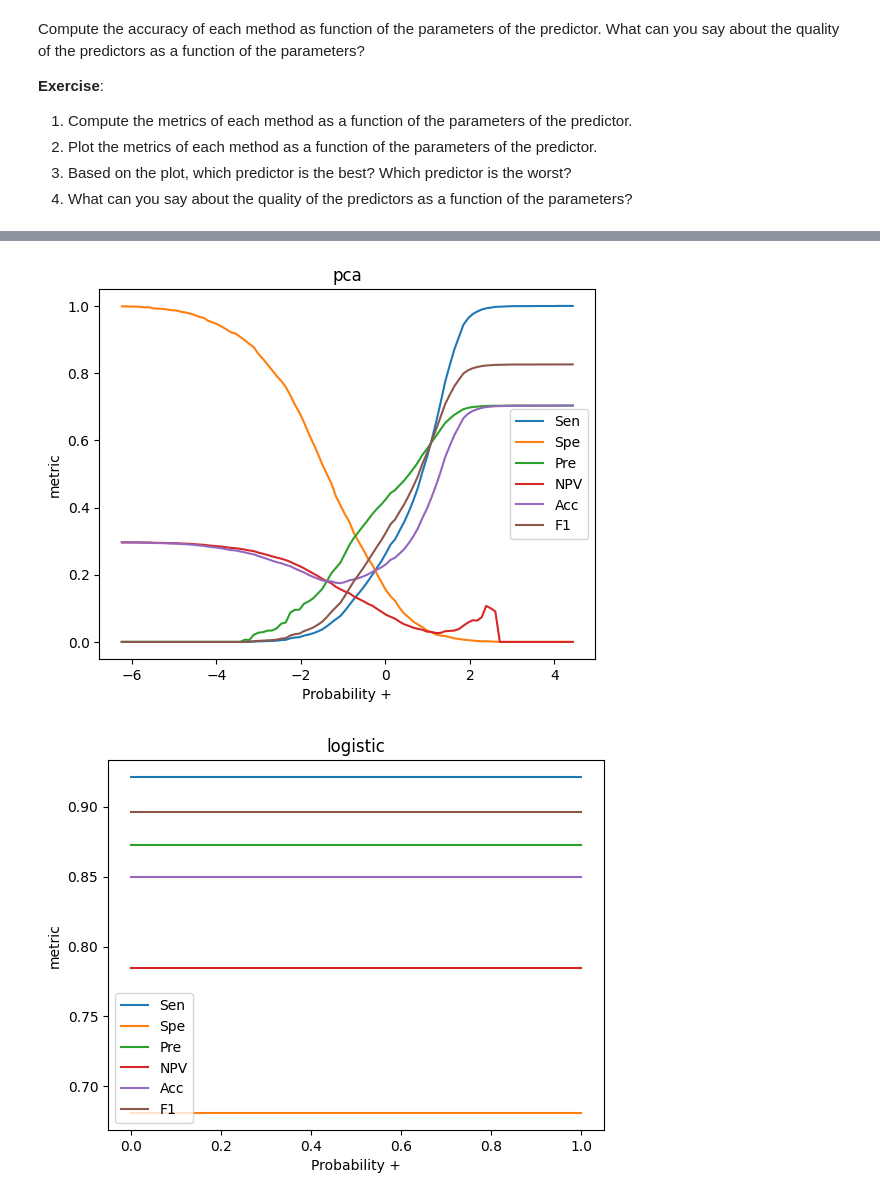
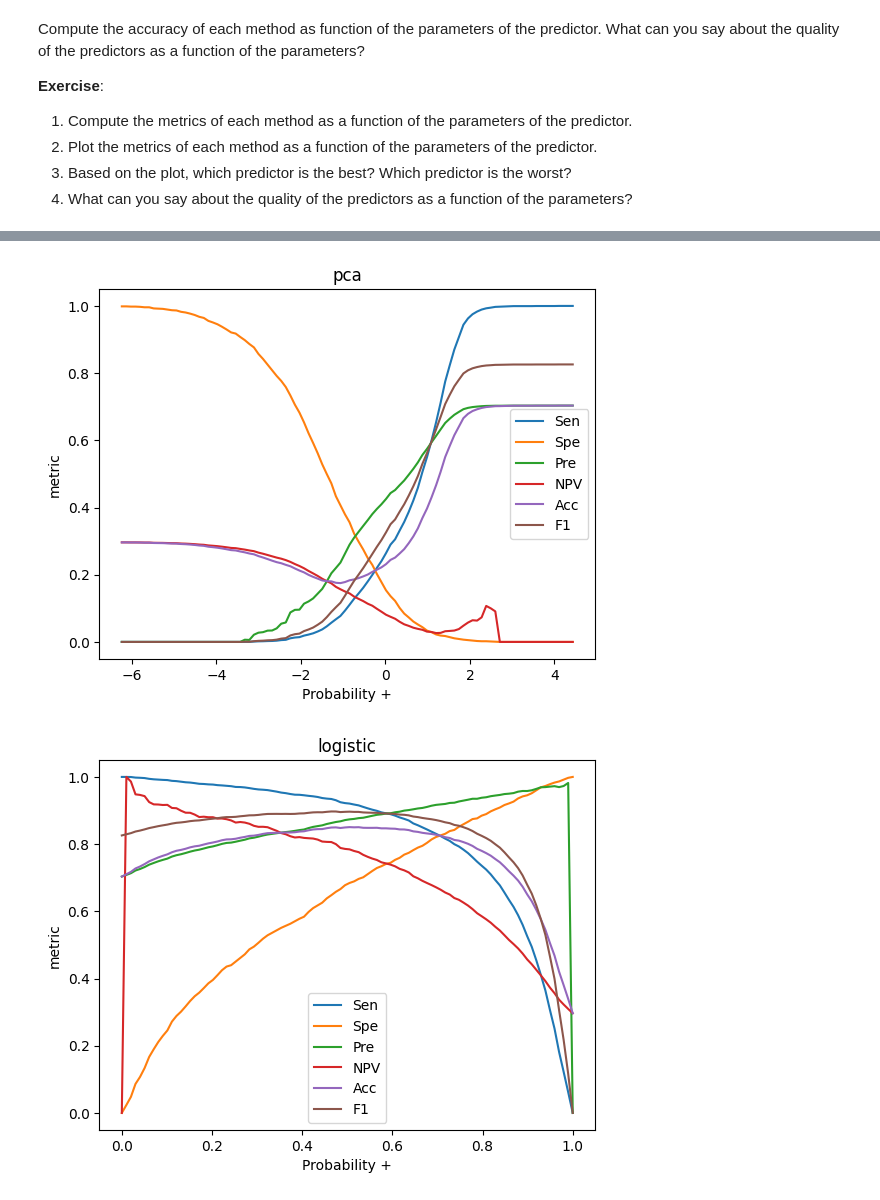
Before and after one commit to petkokp/binary-classification, a Jupyter notebook: Binary_Classification.ipynb, the cells around one changed output, grey strips where cells are left out. Saved outputs shown, nothing was run; the diff lists cells and outputs as text; code cells hidden in the pictures.

Commit message:
updaed answers quality as a function of the parameters questions

```diff
--- a/Binary_Classification.ipynb
+++ b/Binary_Classification.ipynb
@@ -152,12 +152,13 @@ Which is solved numerically. As a result of this process, we obtain a way to ass
 from sklearn.linear_model import LogisticRegression
 
 
-def logistic(X_test, X_train, y_train):
+def logistic(X_test, X_train, y_train, p=0.5):
     clf = LogisticRegression(solver='lbfgs', max_iter=1000)
     clf.fit(X_train, y_train)
 
-    y_pred = clf.predict(X_test)
-    return y_pred
+    # ".predict_proba" is needed instead of ".predict" to check the quality as a function of p (for exercise 5)
+    proba = clf.predict_proba(X_test)[:, 1]
+    return (proba >= p).astype(int)
 # %% [markdown]
 ## 3. Confusion matrix
 
@@ -509,7 +506,7 @@ plt.show()
 range_log = np.linspace(0, 1, N)
 Metrics_log = np.zeros((N, 6))
 for ith, p in enumerate(range_log):
-    y_pred_th = logistic(X_test, X_train, y_train) # logistic regression
+    y_pred_th = logistic(X_test, X_train, y_train, p)
     Metrics_log[ith] = np.nan_to_num(metrics(y_test, y_pred_th))
 
 plt.title(titles[2])
@@ -547,2 +527,2 @@ X_pca < threshold:  [ True  True  True ...  True  True  True]
 [figure]
-[figure, old version]
+[figure, new version]
```
Also changed, not shown: parts of 5 cells of this notebook.
